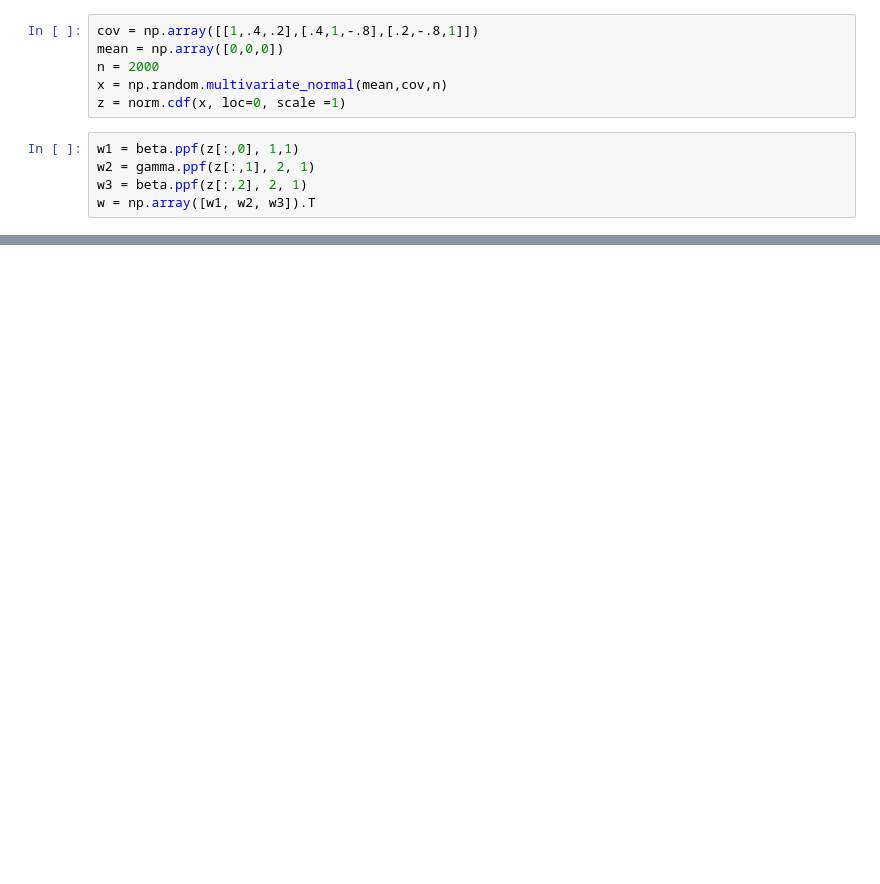
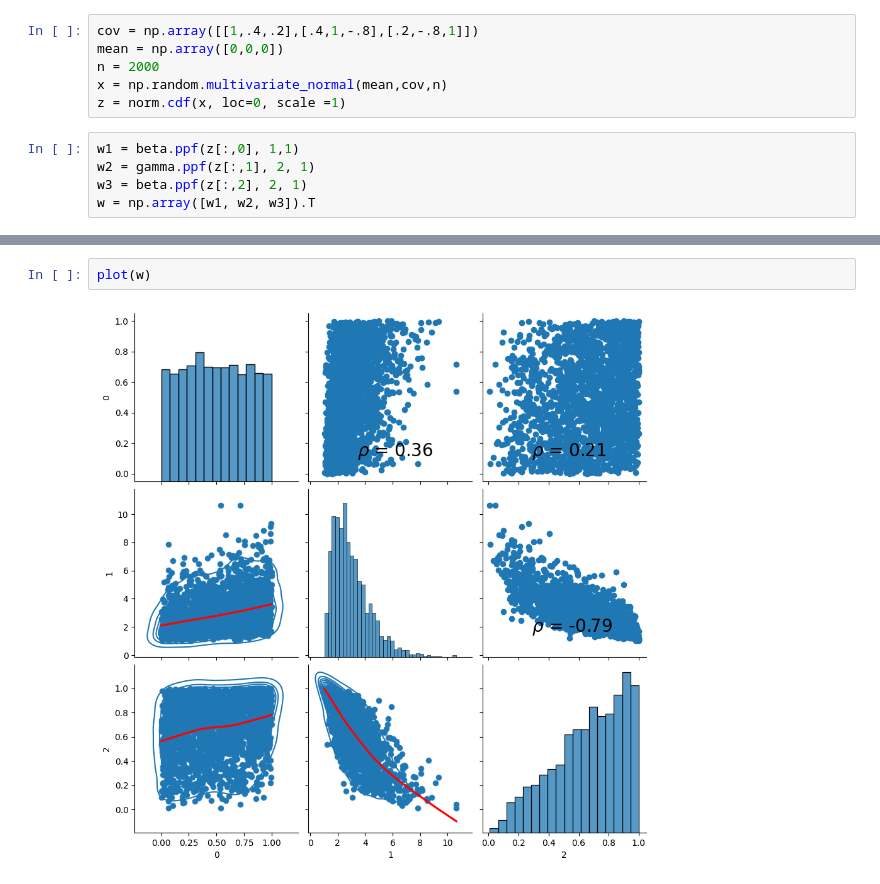
Before and after one commit to usenameFD/Asset-management, a Jupyter notebook: Copulus/copule.ipynb, the cells around one changed output, grey strips where cells are left out. Drawn from its saved outputs; the diff is of its cells as text; blank space fills up the shorter version.

```diff
--- a/Copulus/copule.ipynb
+++ b/Copulus/copule.ipynb
@@ -31,0 +58,4 @@ sns.pairplot(pd.DataFrame(w))
+# %%
+plot(w)
+# %% [output]
+[figure, added]
```
Also changed, not shown: parts of 8 cells of this notebook.
